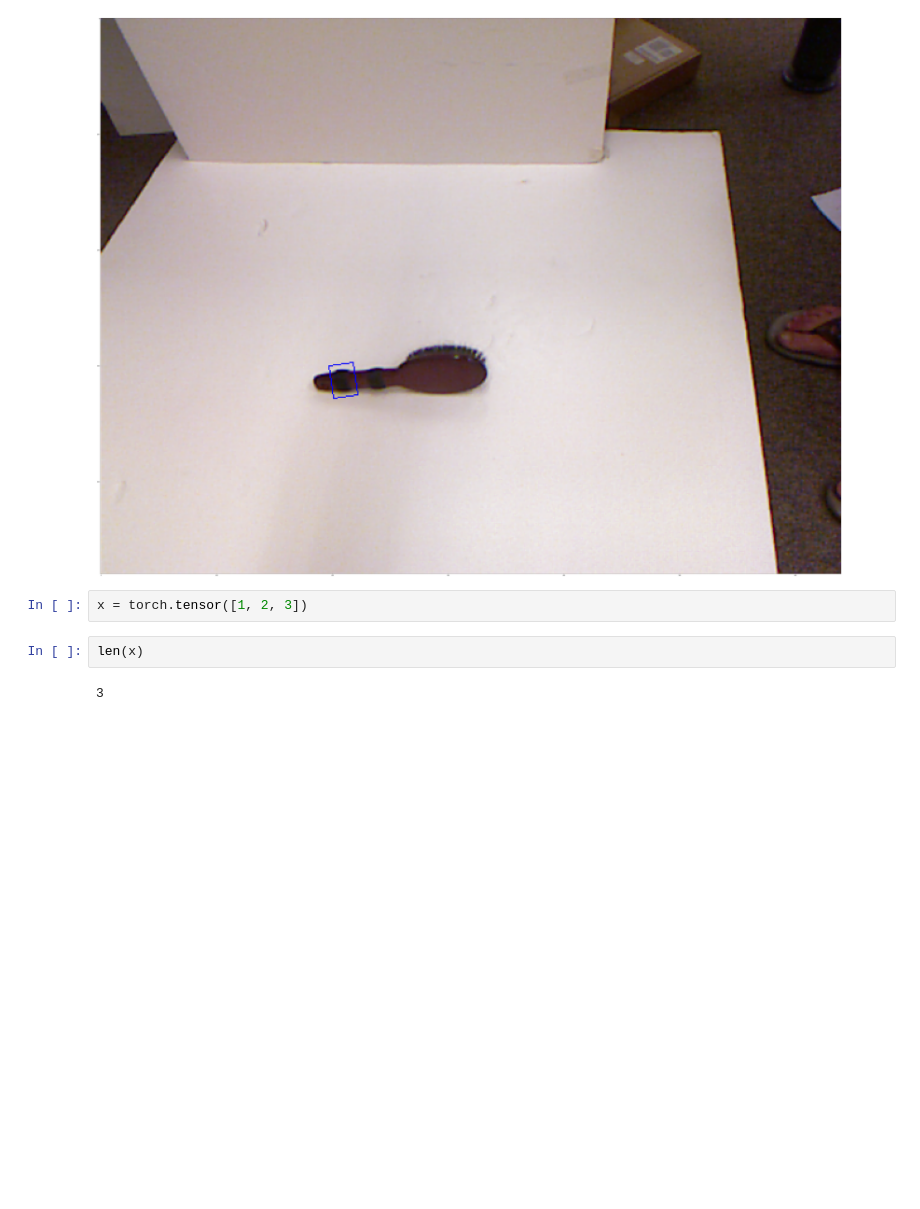
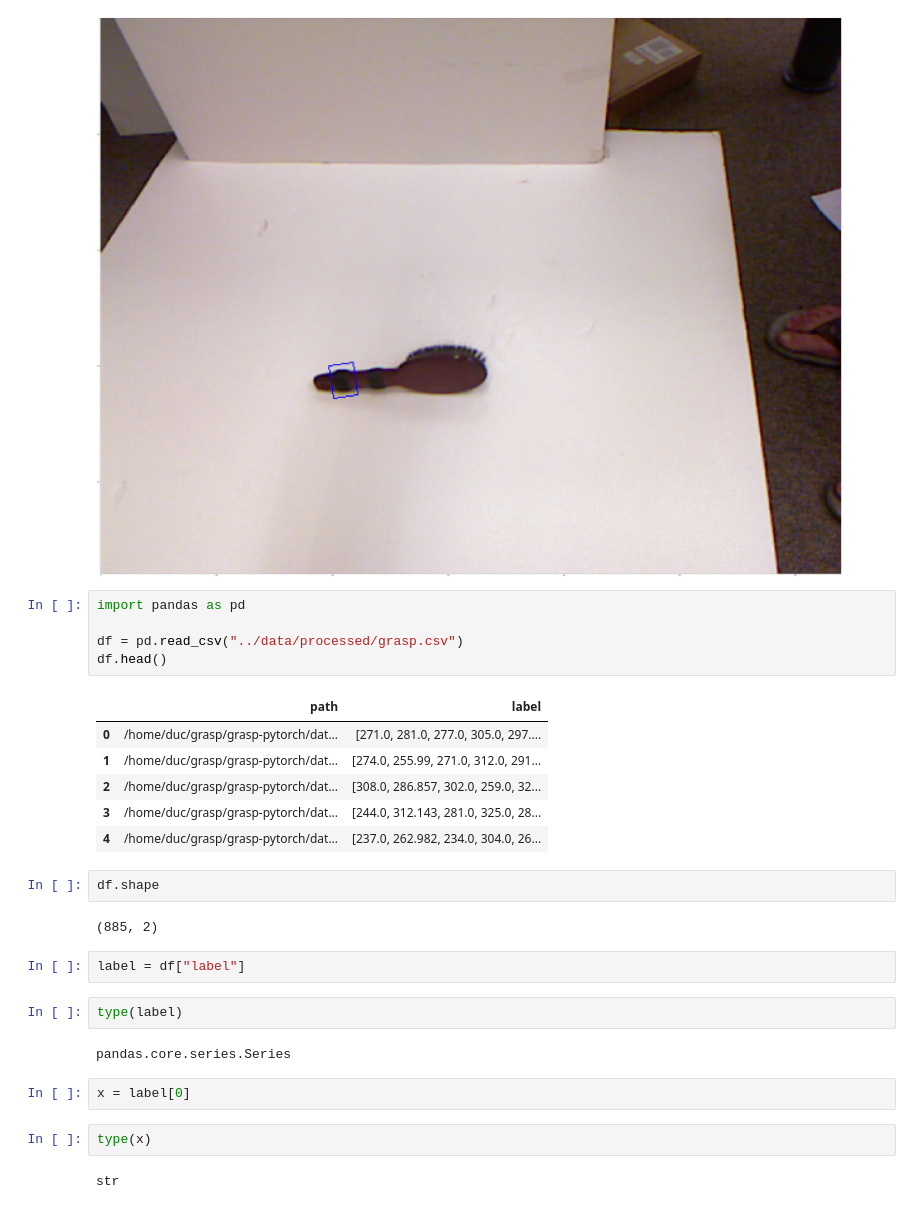
Before and after one commit to DucTranVan/grasp-detection-pytorch, a Jupyter notebook: notebooks/Data Exploratory.ipynb, the cells around one changed output. Saved outputs shown, nothing was run; the diff lists cells and outputs as text; blank space fills up the shorter version.

```diff
--- a/notebooks/Data Exploratory.ipynb
+++ b/notebooks/Data Exploratory.ipynb
@@ -88,9 +88,31 @@ def get_image(filenames)
 show_img_label(img, label)
 # %% [output]
 [figure]
-# %%
-x = torch.tensor([1, 2, 3])
+# %%
+import pandas as pd
+
+df = pd.read_csv("../data/processed/grasp.csv")
+df.head()
+# %% [output]
+|  | path | label |
+| 0 | /home/duc/grasp/grasp-pytorch/dat... | [271.0, 281.0, 277.0, 305.0, 297.... |
+| 1 | /home/duc/grasp/grasp-pytorch/dat... | [274.0, 255.99, 271.0, 312.0, 291... |
+| 2 | /home/duc/grasp/grasp-pytorch/dat... | [308.0, 286.857, 302.0, 259.0, 32... |
+| 3 | /home/duc/grasp/grasp-pytorch/dat... | [244.0, 312.143, 281.0, 325.0, 28... |
+| 4 | /home/duc/grasp/grasp-pytorch/dat... | [237.0, 262.982, 234.0, 304.0, 26... |
+# %%
+df.shape
+# %% [output]
+(885, 2)
+# %%
+label = df["label"]
+# %%
+type(label)
+# %% [output]
+pandas.core.series.Series
+# %%
+x = label[0]
 # %%
-len(x)
+type(x)
 # %% [output]
-3
+str
```
Also changed, not shown: parts of 10 cells of this notebook, 6 other files.
